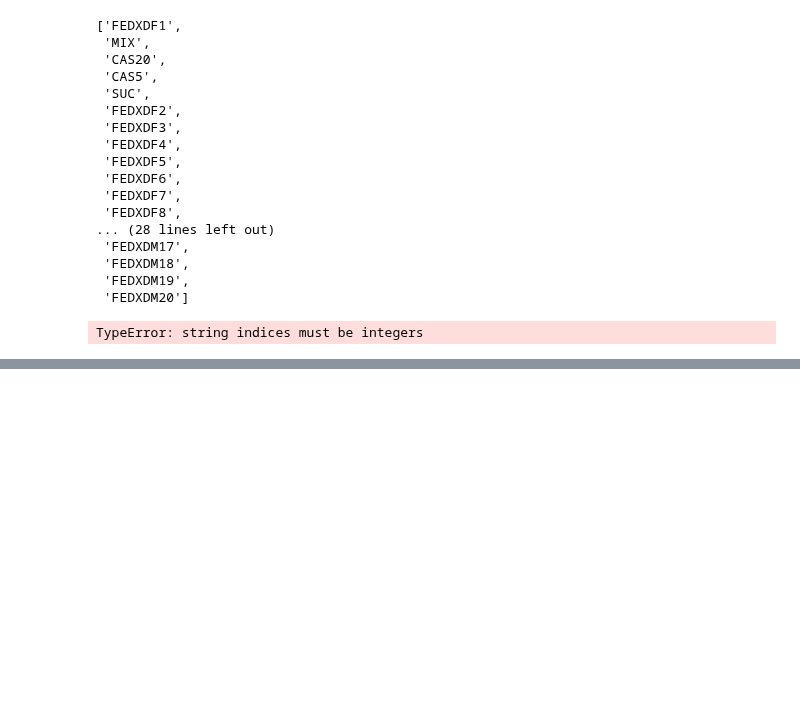
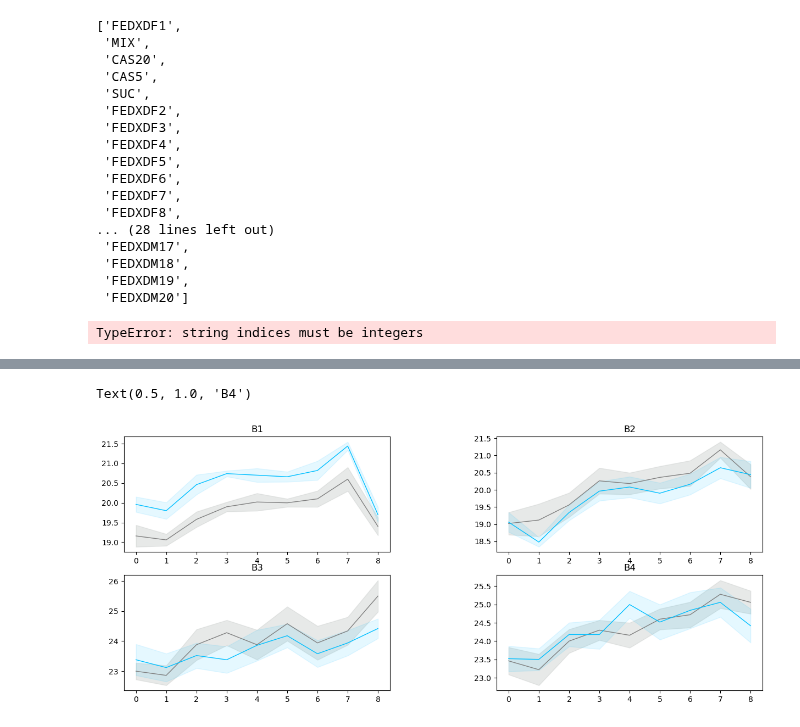
Before and after one commit to Htbibalan/FEDPROFERENCE, a Jupyter notebook: notebooks/FEDXD_READ_DATA.ipynb, the cells around one changed output, grey strips where cells are left out. Saved outputs shown, nothing was run; the diff lists cells and outputs as text; code cells hidden in the pictures; blank space fills up the shorter version.

Commit message:
Plot
Plotted bodyweights based on batch

```diff
--- a/notebooks/FEDXD_READ_DATA.ipynb
+++ b/notebooks/FEDXD_READ_DATA.ipynb
@@ -186,3 +192,5 @@ for mouse in mice:
     ff_dict_all_epochs[mouse]["pellets"]=pd.concat(temp)
 # %% [output]
 TypeError: string indices must be integers
+# %%
+BW_DF=pd.read_excel(r"C:\Users\hta031\Github\FEDPROFERENCE\results\FEDXD_CHOICE_RESULTS_OVERALL.xlsx", sheet_name="BODYWEIGHT")
@@ -188,0 +217,64 @@ TypeError: string indices must be integers
+# %%
+#gets the first 10 measurments of bodyweight for all mice in control and experimental group, male and female
+ctl_M=BW_DF.iloc[45:55, 0:13]
+exp_M=BW_DF.iloc[12:22, 0:13]
+ctl_F=BW_DF.iloc[35:45, 0:13]
+exp_F=BW_DF.iloc[2:12, 0:13]
+
+ctl_F_B1=BW_DF.iloc[35:40, 2:11]
+exp_F_B1=BW_DF.iloc[2:7, 2:11]
+
+ctl_F_B2=BW_DF.iloc[40:45, 2:11]
+exp_F_B2=BW_DF.iloc[7:12, 2:11]
+
+ctl_M_B3=BW_DF.iloc[45:50, 2:11]
+exp_M_B3=BW_DF.iloc[12:17, 2:11]
+
+ctl_M_B4=BW_DF.iloc[50:55, 2:11]
+exp_M_B4=BW_DF.iloc[17:22, 2:11]
+# %%
+f, axes = plt.subplots(figsize=(15,6), ncols=2,nrows=2,
+                            sharey=False,
+                            gridspec_kw={"width_ratios":[0.7,0.7],
+                                        "right":0.9,
+                                        "wspace":0.4,
+                                        })
+ax1, ax2, ax3, ax4 = axes.flatten()
+tp.shadedError(ax1,ctl_F_B1,linecolor=ctl_color)
+tp.shadedError(ax1,exp_F_B1,linecolor=exp_color, errorcolor= exp_color, alpha= 0.1, linewidth=1)
+ax1.set_title("B1")
+
+tp.shadedError(ax2,ctl_F_B2,linecolor=ctl_color)
+tp.shadedError(ax2,exp_F_B2,linecolor=exp_color, errorcolor= exp_color, alpha= 0.1, linewidth=1)
+ax2.set_title("B2")
+
+tp.shadedError(ax3,ctl_M_B3,linecolor=ctl_color)
+tp.shadedError(ax3,exp_M_B3,linecolor=exp_color, errorcolor= exp_color, alpha= 0.1, linewidth=1)
+ax3.set_title("B3")
+
+tp.shadedError(ax4,ctl_M_B4,linecolor=ctl_color)
+tp.shadedError(ax4,exp_M_B4,linecolor=exp_color, errorcolor= exp_color, alpha= 0.1, linewidth=1)
+ax4.set_title("B4")
+# spacing=0.05
+# ax2.errorbar([1-spacing],[ctl.mean()],
+#              yerr=[ctl.sem()],
+#             marker="o",
+#             markerfacecolor="white",
+#              ms=8,
+#             linestyle="-",
+#             color=ctl_color,
+#              label="Ctl",
+
+#             )
+
+# ax2.errorbar([1+spacing,2+spacing,3+spacing],[exp.mean()],
+#              yerr=[exp.sem()],
+#             marker="o",
+#              markerfacecolor="white",
+#              ms=8,
+#             linestyle="-",
+#             color=exp_color,
+#             label="Exp")
+# %% [output]
+Text(0.5, 1.0, 'B4')
+[figure, added]
```
Also changed, not shown: parts of 2 cells of this notebook, 1 other file.
